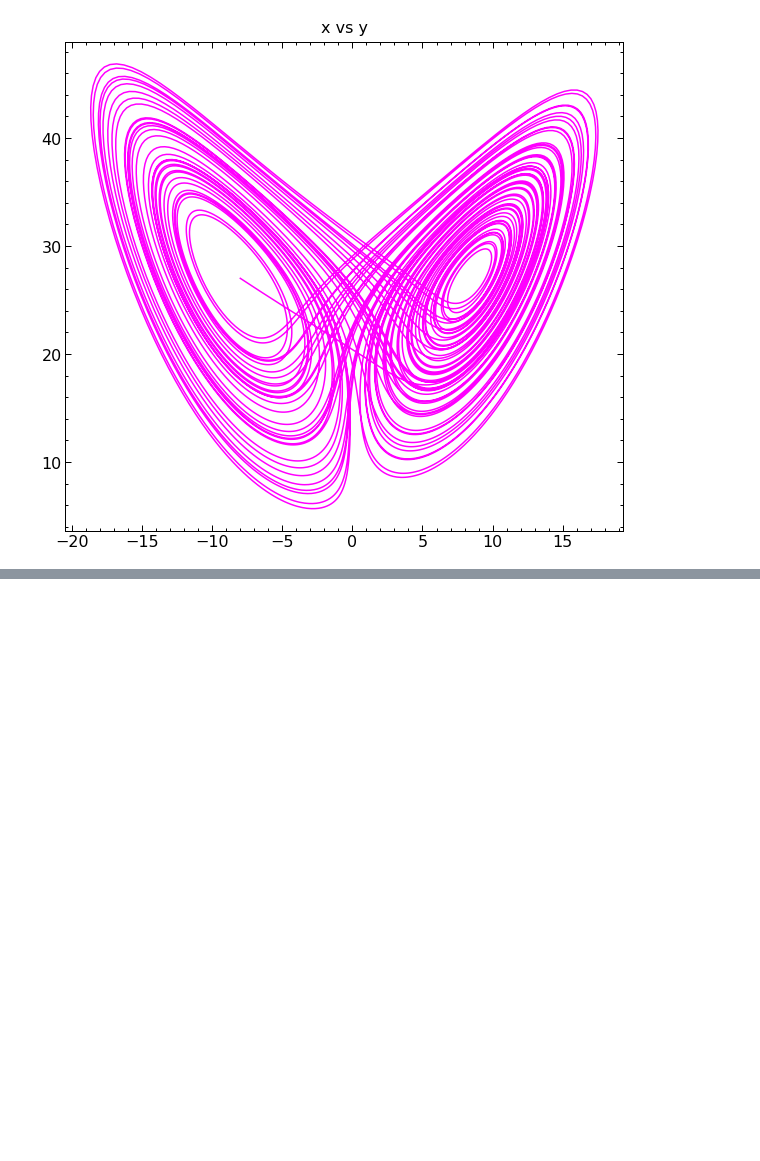
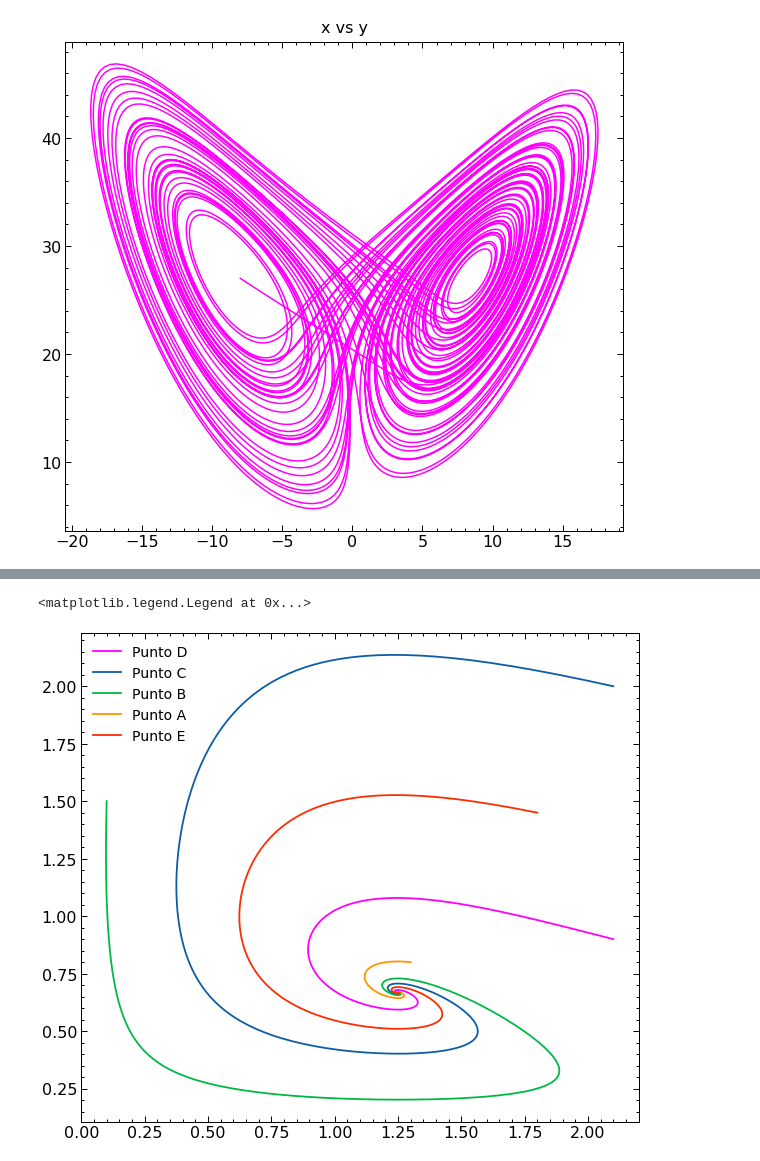
Before and after one commit to JherMik7/euler_Y_Euler_Mejorado, a Jupyter notebook: sistemas_de_ecuaciones_diferenciales.ipynb, the cells around one changed output, grey strips where cells are left out. Drawn from its saved outputs; the diff is of its cells as text; code cells hidden in the pictures; blank space fills up the shorter version.

```diff
--- a/sistemas_de_ecuaciones_diferenciales.ipynb
+++ b/sistemas_de_ecuaciones_diferenciales.ipynb
@@ -107,0 +151,37 @@ plt.savefig('x_vs_y.eps')
+# %%
+def euler_depredador_presa(funcion, Ro, Fo):
+    R = [Ro]
+    F = [Fo]
+    dt = 0.01
+    tiempo = np.arange(0,100+dt,dt)
+    for i in range(len(tiempo)):
+        dRdt, dFdt = funcion(R[i], F[i])
+        R.append(R[i]+dRdt*dt)
+        F.append(F[i]+dFdt*dt)
+    return R, F
+# %%
+def f (R, F):
+    dRdt = 2*R*(1-R/2.5)-1.5*R*F
+    dFdt = -F+0.8*R*F
+    return dRdt, dFdt
+# %%
+# Punto D
+Rd, Fd = euler_depredador_presa(f, 2.1, 0.9)
+# Punto C
+Rc, Fc = euler_depredador_presa(f, 2.1, 2)
+# Punto B
+Rb, Fb = euler_depredador_presa(f, 0.1, 1.5)
+# Punto A
+Ra, Fa = euler_depredador_presa(f, 1.3, 0.8)
+# punto E
+Re, Fe = euler_depredador_presa(f, 1.8, 1.45)
+ax = plt.figure(figsize=(10,9))
+plt.plot(Rd, Fd, '-', linewidth = 1.8, color = 'magenta', label = 'Punto D')
+plt.plot(Rc, Fc, '-', linewidth = 1.8, label = 'Punto C')
+plt.plot(Rb, Fb, '-', linewidth = 1.8, label = 'Punto B')
+plt.plot(Ra, Fa, '-', linewidth = 1.8, label = 'Punto A')
+plt.plot(Re, Fe, '-', linewidth = 1.8, label = 'Punto E')
+plt.legend(loc = 'upper left', fontsize = '14')
+# %% [output]
+<matplotlib.legend.Legend at 0x...>
+[figure, added]
```
Also changed, not shown: parts of 20 cells of this notebook.
